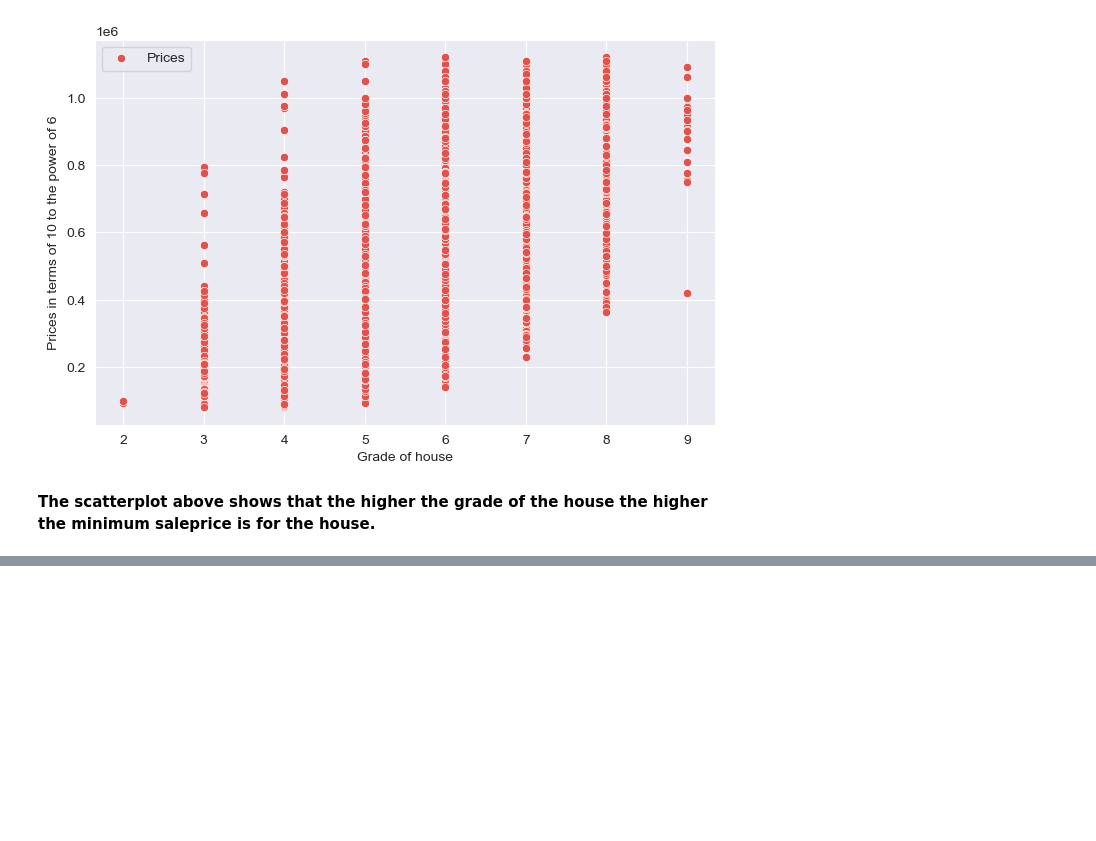
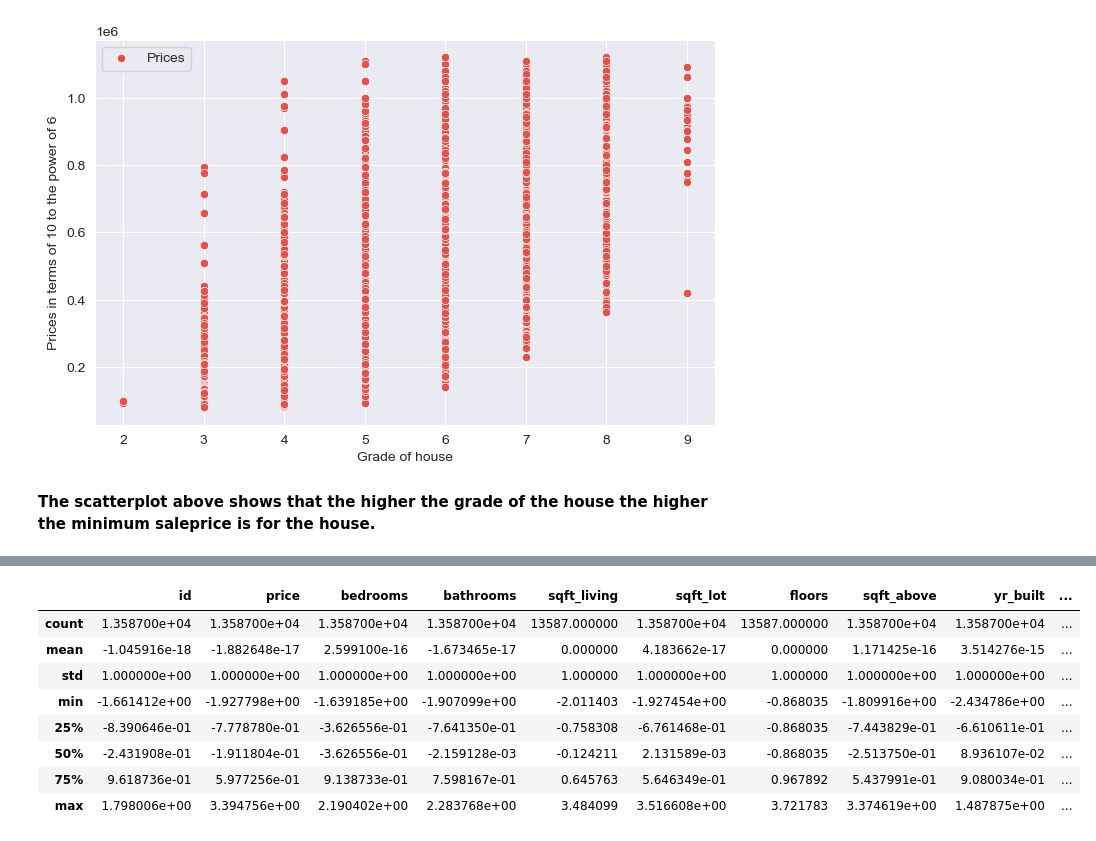
Before and after one commit to DennisWainaina/Megamax-Real-Estate-House-Project, a Jupyter notebook: index.ipynb, the cells around one changed output, grey strips where cells are left out. Drawn from its saved outputs; the diff is of its cells as text; code cells hidden in the pictures; blank space fills up the shorter version.

```diff
--- a/index.ipynb
+++ b/index.ipynb
@@ -800,0 +809,16 @@ array([5, 6, 7, 4, 8, 3, 9, 2], dtype=int64)
+# %%
+test_standardized = combined_df.copy()
+standardizer = lambda x: (x - x.mean()) / x.std()
+test_standardized = test_standardized.apply(standardizer)
+
+test_standardized.describe()
+# %% [output]
+|  | id | price | bedrooms | bathrooms | sqft_living | sqft_lot | floors | sqft_above | yr_built | ... |
+| count | 1.358700e+04 | 1.358700e+04 | 1.358700e+04 | 1.358700e+04 | 13587.000000 | 1.358700e+04 | 13587.000000 | 1.358700e+04 | 1.358700e+04 | ... |
+| mean | -1.045916e-18 | -1.882648e-17 | 2.599100e-16 | -1.673465e-17 | 0.000000 | 4.183662e-17 | 0.000000 | 1.171425e-16 | 3.514276e-15 | ... |
+| std | 1.000000e+00 | 1.000000e+00 | 1.000000e+00 | 1.000000e+00 | 1.000000 | 1.000000e+00 | 1.000000 | 1.000000e+00 | 1.000000e+00 | ... |
+| min | -1.661412e+00 | -1.927798e+00 | -1.639185e+00 | -1.907099e+00 | -2.011403 | -1.927454e+00 | -0.868035 | -1.809916e+00 | -2.434786e+00 | ... |
+| 25% | -8.390646e-01 | -7.778780e-01 | -3.626556e-01 | -7.641350e-01 | -0.758308 | -6.761468e-01 | -0.868035 | -7.443829e-01 | -6.610611e-01 | ... |
+| 50% | -2.431908e-01 | -1.911804e-01 | -3.626556e-01 | -2.159128e-03 | -0.124211 | 2.131589e-03 | -0.868035 | -2.513750e-01 | 8.936107e-02 | ... |
+| 75% | 9.618736e-01 | 5.977256e-01 | 9.138733e-01 | 7.598167e-01 | 0.645763 | 5.646349e-01 | 0.967892 | 5.437991e-01 | 9.080034e-01 | ... |
+| max | 1.798006e+00 | 3.394756e+00 | 2.190402e+00 | 2.283768e+00 | 3.484099 | 3.516608e+00 | 3.721783 | 3.374619e+00 | 1.487875e+00 | ... |
```
Also changed, not shown: parts of 11 cells of this notebook.
